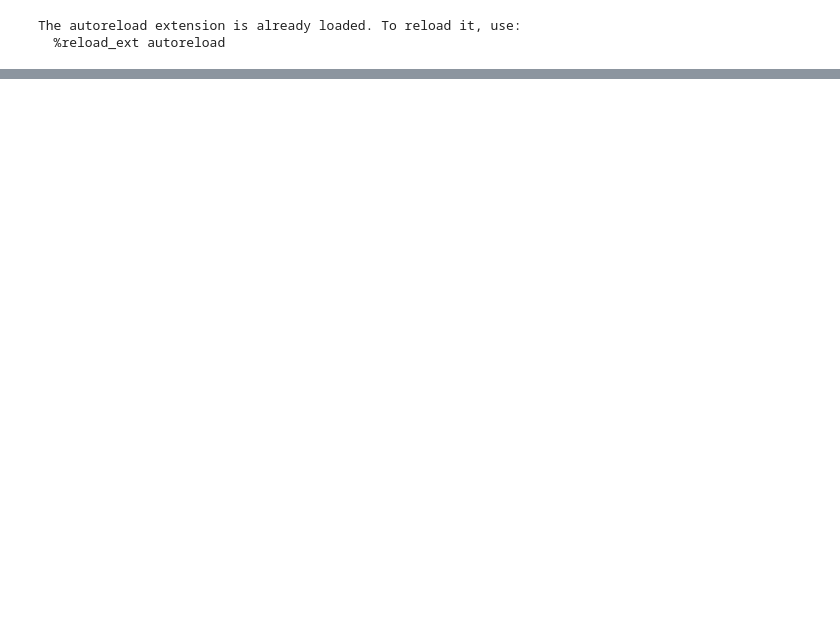
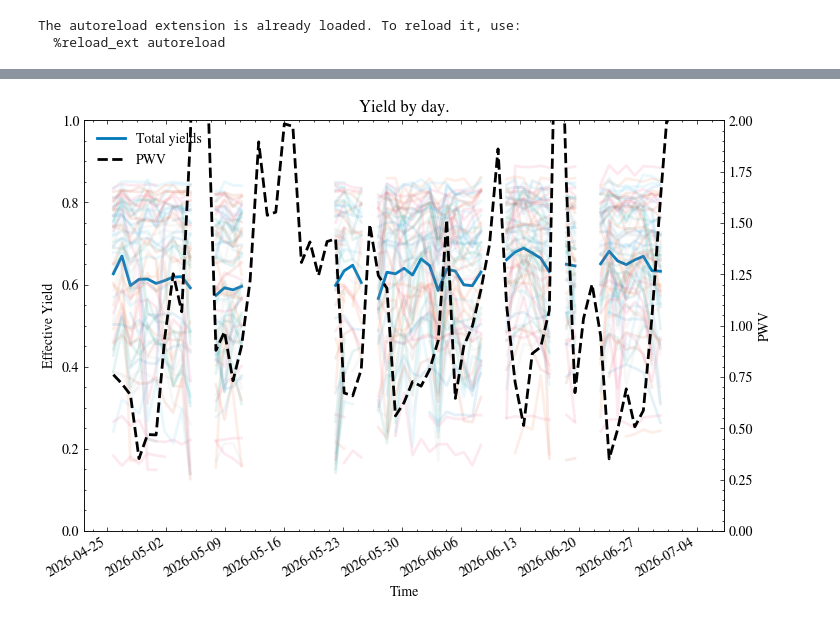
Before and after one commit to Sulla2012/LAT_Loading, a Jupyter notebook: latcom/notebooks/yields.ipynb, the cells around one changed output, grey strips where cells are left out. Saved outputs shown, nothing was run; the diff lists cells and outputs as text; code cells hidden in the pictures; blank space fills up the shorter version.

```diff
--- a/latcom/notebooks/yields.ipynb
+++ b/latcom/notebooks/yields.ipynb
@@ -178,0 +155,12 @@ df_total = pd.DataFrame({"yields": total_yield, "pwv": pwvs})
+# %%
+import astropy.units as u
+import matplotlib.dates as mdates
+from pathlib import Path
+import datetime as dt
+
+pwv = pwv_interp()
+
+t0 = Time("2026-04-26T00:00:00", format="isot", scale="utc")
+tf = Time("2026-07-04T00:00:00", format="isot", scale="utc")
+ndays = int(((tf-t0)/u.day).value)
+days = np.linspace(t0, tf, ndays)
@@ -178,0 +190,36 @@ df_total = pd.DataFrame({"yields": total_yield, "pwv": pwvs})
+# %%
+times = [dt.datetime.fromtimestamp(day.unix) for day in days]
+# %%
+fig, ax = plt.subplots()
+lns = []
+
+total = ax.plot(times, daily_yields["total_yield"], label="Total yields")
+for key in daily_yields:
+    if key == "total_yields" or key == "pwv": continue
+    ax.plot(times, daily_yields[key], label=key, alpha = 0.1)
+
+ax2 = ax.twinx()
+pw = ax2.plot(times, daily_yields["pwv"], label="PWV", c="black", alpha=1, linestyle="--")
+
+ax.set_xlabel("Time")
+ax.set_ylabel("Effective Yield")
+ax.set_ylim(0, 1)
+ax2.set_ylim(0, 2)
+ax2.set_ylabel("PWV")
+
+plt.gca().xaxis.set_major_formatter(mdates.DateFormatter("%Y-%m-%d"))
+plt.gca().xaxis.set_major_locator(mdates.DayLocator(interval=7))
+plt.gcf().autofmt_xdate()
+
+lns = lns + total + pw
+labs = [l.get_label() for l in lns]
+ax.legend(lns, labs)
+plt.title(f"Yield by day.")
+output_dir = Path(f"../../plts/yields/")
+output_dir.mkdir(parents=True, exist_ok=True)
+plt.savefig(output_dir / f"daily_yields.pdf", dpi=600)
+plt.savefig(output_dir / f"daily_yields.png", dpi=600)
+
+plt.show()
+# %% [output]
+[figure, added]
```
Also changed, not shown: parts of 10 cells of this notebook, 5 other files.
